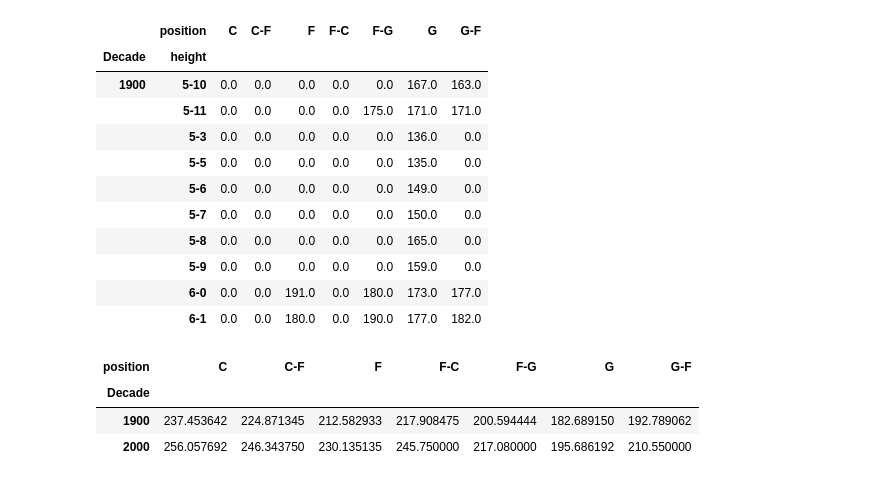
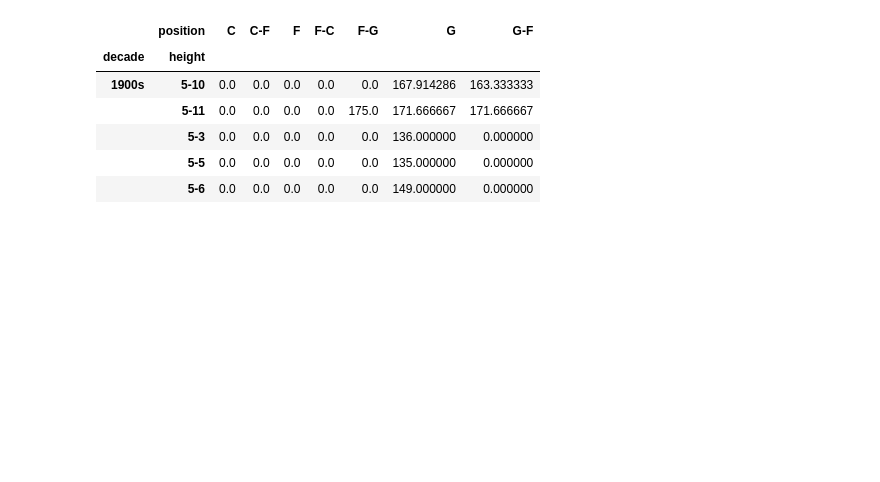
Before and after one commit to fralfaro/MAT281, a Jupyter notebook: docs/lectures/data_manipulation/pd_01b.ipynb, the cells around one changed output. Saved outputs shown, nothing was run; the diff lists cells and outputs as text; code cells hidden in the pictures; blank space fills up the shorter version.

```diff
--- a/docs/lectures/data_manipulation/pd_01b.ipynb
+++ b/docs/lectures/data_manipulation/pd_01b.ipynb
@@ -171,6 +154,8 @@ La función `concat()` realiza todo el trabajo pesado de realizar operaciones de
 # %%
-# cargar datos
-path = 'https://raw.githubusercontent.com/fralfaro/MAT281/main/docs/lectures/data_manipulation/data/player_info.csv'
-df = pd.read_csv(path, sep="," ).dropna()
-df.head()
+df_antes_2000  = df.loc[df["year_start"] < 2000]
+df_desde_2000  = df.loc[df["year_start"] >= 2000]
+
+# Mismas columnas → apila filas
+result = pd.concat([df_antes_2000, df_desde_2000])
+print(result.shape)   # misma cantidad de columnas
 # %% [output]
@@ -264,8 +181,10 @@ Este método permite enriquecer un conjunto de datos incorporando información q
 
 <img src="https://miro.medium.com/v2/0*-7x_-C-W1UUbF65N.png" width = "500" align="center"/>
 # %%
-# cargar datos
-path = 'https://raw.githubusercontent.com/fralfaro/MAT281/main/docs/lectures/data_manipulation/data/player_info.csv'
-df = pd.read_csv(path, sep="," ).dropna()
-df.head()
+df_info    = df[["name", "year_start", "year_end", "position"]]
+df_fisico  = df[["name", "height", "weight", "college"]]
+
+# Inner join por nombre
+result = pd.merge(df_info, df_fisico, on="name")
+result.head()
 # %% [output]
@@ -421,7 +286,10 @@ En Pandas se utiliza los comandos `pivot` y `pivot_table`.
 # %%
-# cargar datos
-path = 'https://raw.githubusercontent.com/fralfaro/MAT281/main/docs/lectures/data_manipulation/data/player_info.csv'
-df = pd.read_csv(path, sep="," ).dropna().drop_duplicates()
-df['Decade'] = df['year_start'].apply(lambda x: '2000' if x>=2000 else '1900')
-df.head()
+# Peso promedio por década (filas) y posición (columnas)
+pivot = df.pivot_table(
+    index="decade",
+    columns="position",
+    values="weight",
+    aggfunc="mean"
+)
+pivot
 # %% [output]
@@ -444,27 +310,17 @@ pivot_df.head(10)
 # %%
-# pivot: multiple
-agrupado = df.groupby(['Decade','position','height'])['weight'].mean().fillna(0).astype(int).reset_index()
-pivot_df = agrupado.pivot(index=['Decade','height'], columns='position', values='weight').fillna(0)
-pivot_df.head(10)
+# Pivot con múltiples índices
+pivot_multi = df.pivot_table(
+    index=["decade", "height"],
+    columns="position",
+    values="weight",
+    aggfunc="mean"
+).fillna(0)
+pivot_multi.head()
 # %% [output]
 |  | position | C | C-F | F | F-C | F-G | G | G-F |
-| Decade | height |  |  |  |  |  |  |  |
-| 1900 | 5-10 | 0.0 | 0.0 | 0.0 | 0.0 | 0.0 | 167.0 | 163.0 |
-|  | 5-11 | 0.0 | 0.0 | 0.0 | 0.0 | 175.0 | 171.0 | 171.0 |
-|  | 5-3 | 0.0 | 0.0 | 0.0 | 0.0 | 0.0 | 136.0 | 0.0 |
-|  | 5-5 | 0.0 | 0.0 | 0.0 | 0.0 | 0.0 | 135.0 | 0.0 |
-|  | 5-6 | 0.0 | 0.0 | 0.0 | 0.0 | 0.0 | 149.0 | 0.0 |
-|  | 5-7 | 0.0 | 0.0 | 0.0 | 0.0 | 0.0 | 150.0 | 0.0 |
-|  | 5-8 | 0.0 | 0.0 | 0.0 | 0.0 | 0.0 | 165.0 | 0.0 |
-|  | 5-9 | 0.0 | 0.0 | 0.0 | 0.0 | 0.0 | 159.0 | 0.0 |
-|  | 6-0 | 0.0 | 0.0 | 191.0 | 0.0 | 180.0 | 173.0 | 177.0 |
-|  | 6-1 | 0.0 | 0.0 | 180.0 | 0.0 | 190.0 | 177.0 | 182.0 |
+| decade | height |  |  |  |  |  |  |  |
+| 1900s | 5-10 | 0.0 | 0.0 | 0.0 | 0.0 | 0.0 | 167.914286 | 163.333333 |
+|  | 5-11 | 0.0 | 0.0 | 0.0 | 0.0 | 175.0 | 171.666667 | 171.666667 |
+|  | 5-3 | 0.0 | 0.0 | 0.0 | 0.0 | 0.0 | 136.000000 | 0.000000 |
+|  | 5-5 | 0.0 | 0.0 | 0.0 | 0.0 | 0.0 | 135.000000 | 0.000000 |
+|  | 5-6 | 0.0 | 0.0 | 0.0 | 0.0 | 0.0 | 149.000000 | 0.000000 |
-# %%
-# pivot_table: simple
-pivot_df = df.pivot_table(index='Decade', columns='position', values='weight', aggfunc='mean')
-pivot_df.head(10)
-# %% [output]
-| position | C | C-F | F | F-C | F-G | G | G-F |
-| Decade |  |  |  |  |  |  |  |
-| 1900 | 237.453642 | 224.871345 | 212.582933 | 217.908475 | 200.594444 | 182.689150 | 192.789062 |
-| 2000 | 256.057692 | 246.343750 | 230.135135 | 245.750000 | 217.080000 | 195.686192 | 210.550000 |
```
Also changed, not shown: parts of 52 cells of this notebook, 1 other file.
